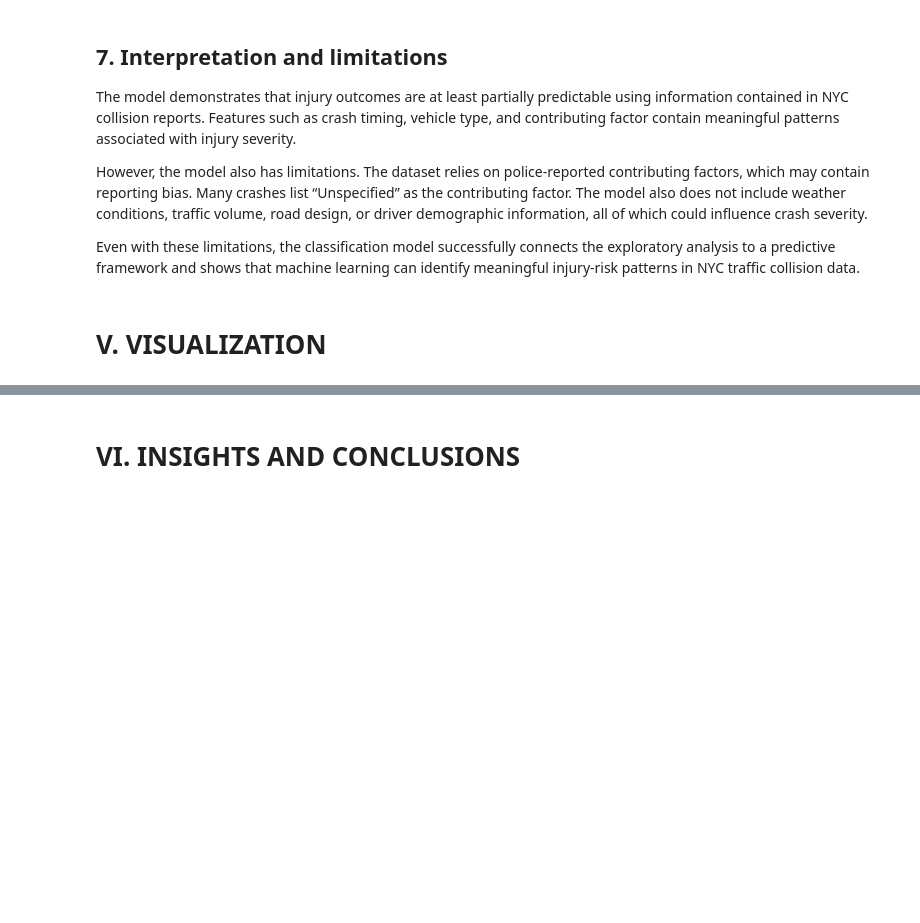
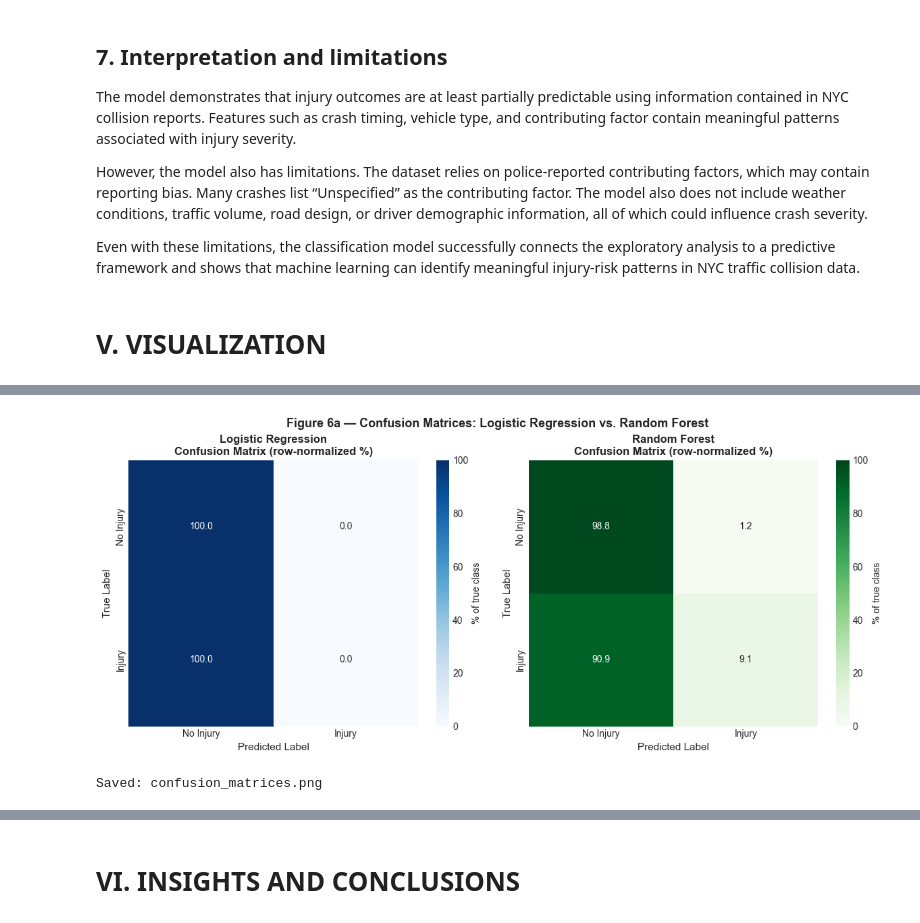
Before and after one commit to eadedeji8/320_Group_Project, a Jupyter notebook: crashes.ipynb, the cells around one changed output, grey strips where cells are left out. Cells and saved outputs as stored; diff of their text form; code cells hidden in the pictures; blank space fills up the shorter version.

```diff
--- a/crashes.ipynb
+++ b/crashes.ipynb
@@ -536,3 +558,12 @@ Can we predict whether a crash will result in an injury using information such a
 # %% [markdown]
 ## 1. Creating the target variable
 We first created a binary target variable called ANY_INJURY. A value of 1 means the crash caused at least one injury, while a value of 0 means no injuries were reported. This transformation reduces the effect of rare extreme crashes and makes the modeling problem more stable and interpretable. Based on the exploratory analysis, approximately 24% of crashes resulted in at least one injury, while about 76% caused none. This means the dataset is somewhat imbalanced, so evaluation metrics beyond simple accuracy are important.
+# %%
+# Build the modeling DataFrame and the binary target.
+# crash_df comes from Section II; it has already been parsed and filtered.
+ml_df = crash_df.copy()
+ml_df['INJURED'] = (ml_df['NUMBER OF PERSONS INJURED'] > 0).astype(int)
+
+print(f"Total crashes:          {len(ml_df):,}")
+print(f"Crashes with injury:    {ml_df['INJURED'].sum():,}  ({ml_df['INJURED'].mean()*100:.1f}%)")
+print(f"Crashes without injury: {(ml_df['INJURED']==0).sum():,}  ({(1-ml_df['INJURED'].mean())*100:.1f}%)")
@@ -546 +610,11 @@ These variables were chosen for several reasons. Borough captures geographic dif
 To evaluate the model fairly, we separated the dataset into training and testing sets using an 80/20 split. The training set was used to fit the model, while the testing set was used only for evaluation. We also used stratified sampling so that both sets preserved the original injury and non-injury proportions found in the dataset.
+# %%
+# Stratified 80/20 split so train and test preserve the ~24% injury rate.
+X_train, X_test, y_train, y_test = train_test_split(
+    X, y, test_size=0.2, random_state=42, stratify=y
+)
+
+print(f"Training set:      {X_train.shape[0]:,} rows")
+print(f"Test set:          {X_test.shape[0]:,} rows")
+print(f"Train injury rate: {y_train.mean():.3f}")
+print(f"Test  injury rate: {y_test.mean():.3f}")
@@ -578,0 +690,29 @@ Even with these limitations, the classification model successfully connects the
+# %%
+# Figure 6a — confusion matrices, row-normalized to percentages.
+fig, axes = plt.subplots(1, 2, figsize=(12, 5))
+palette = ['Blues', 'Greens']
+
+for ax, (name, model), cmap in zip(axes, models, palette):
+    cm = confusion_matrix(y_test, model.predict(X_test))
+    cm_pct = cm.astype(float) / cm.sum(axis=1, keepdims=True) * 100
+
+    sns.heatmap(
+        cm_pct, annot=True, fmt='.1f', cmap=cmap, ax=ax,
+        xticklabels=['No Injury', 'Injury'],
+        yticklabels=['No Injury', 'Injury'],
+        vmin=0, vmax=100, cbar_kws={'label': '% of true class'}
+    )
+    ax.set_title(f'{name}\nConfusion Matrix (row-normalized %)',
+                 fontsize=12, fontweight='bold')
+    ax.set_ylabel('True Label', fontsize=11)
+    ax.set_xlabel('Predicted Label', fontsize=11)
+
+plt.tight_layout()
+plt.suptitle('Figure 6a — Confusion Matrices: Logistic Regression vs. Random Forest',
+             y=1.02, fontsize=13, fontweight='bold')
+plt.savefig('confusion_matrices.png', dpi=150, bbox_inches='tight')
+plt.show()
+print("Saved: confusion_matrices.png")
+# %% [output]
+[figure, added]
+Saved: confusion_matrices.png
```
Also changed, not shown: parts of 26 cells of this notebook, 1 other file.
